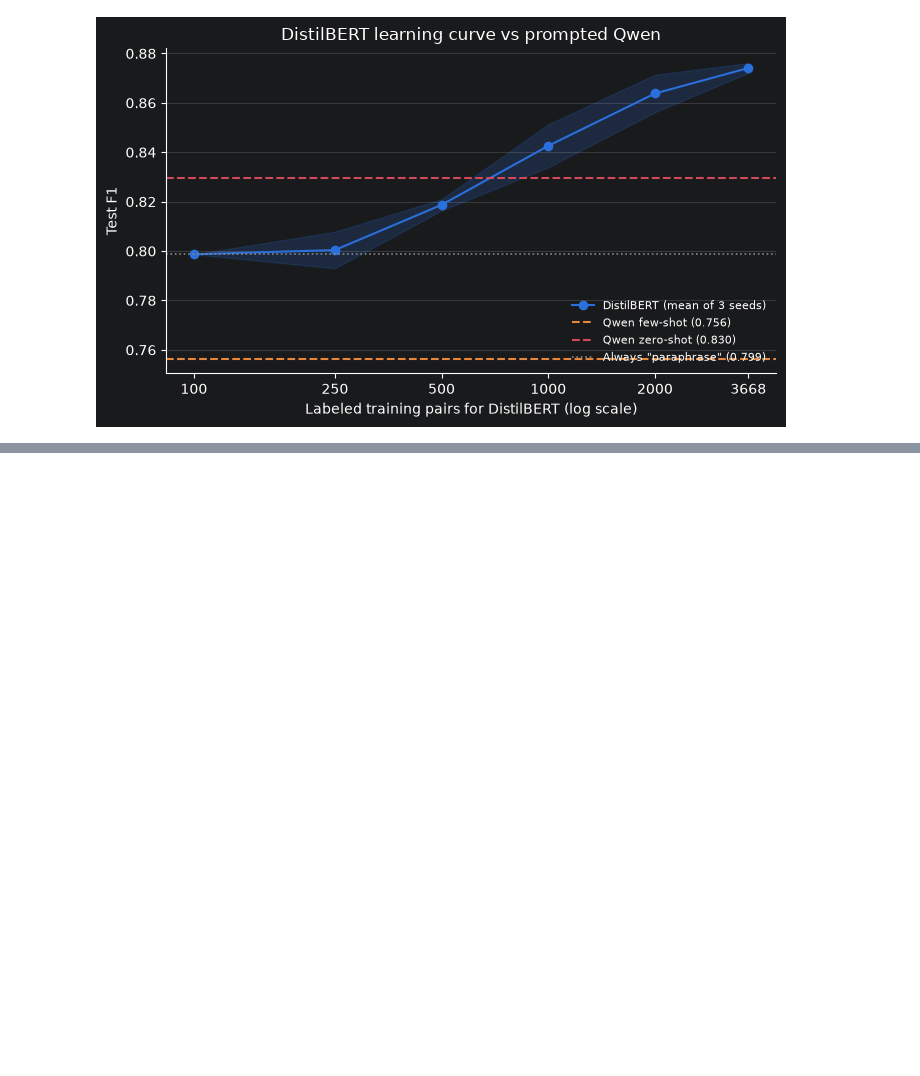
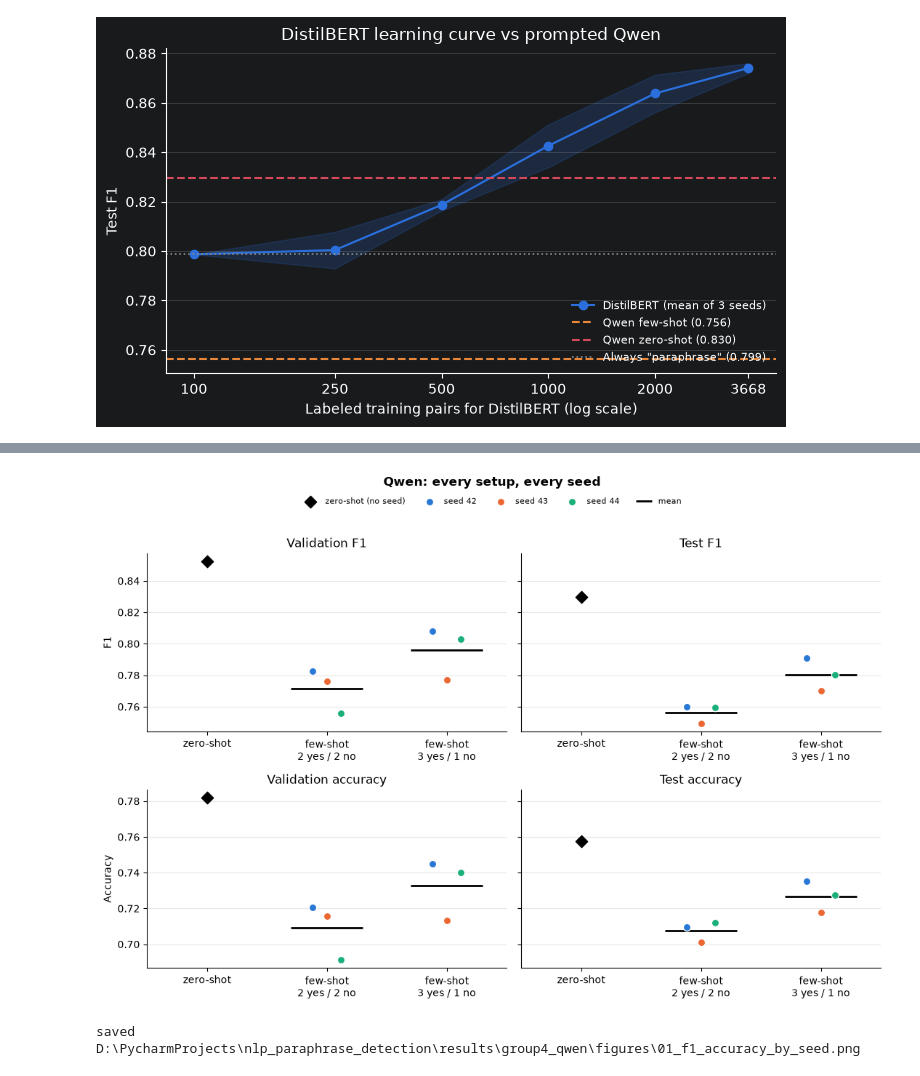
Before and after one commit to freemanchamjames/nlp_paraphrase_detection, a Jupyter notebook: notebooks/06_group4_qwen.ipynb, the cells around one changed output, grey strips where cells are left out. Drawn from its saved outputs; the diff is of its cells as text; code cells hidden in the pictures; blank space fills up the shorter version.

Commit message:
Updated Qwen to create more figures.  Figures are stored in results\group4_qwen\figures.   Also updated hand_label_summary.csv with information for our analysis.

```diff
--- a/notebooks/06_group4_qwen.ipynb
+++ b/notebooks/06_group4_qwen.ipynb
@@ -523,0 +597,37 @@ The cell below **asks for your name** and saves a small record, `last_run.json`,
+# %%
+# ━━━ CELL 13: F1 AND ACCURACY, EVERY SEED ━━━
+def dot_panel(ax, split, metric):
+    for i, label in enumerate(MODES):
+        d = scores[(scores.split == split) & (scores["mode"] == label)]
+        if d.empty:
+            ax.text(i, 0.5, "not run\n(not chosen)", ha="center", va="center", fontsize=8, color="#777777",
+                    transform=ax.get_xaxis_transform())
+            continue
+        if d.seed.isna().all():
+            ax.scatter([i], d[metric], s=70, marker="D", color=ZERO_COLOR, zorder=3,
+                       label="zero-shot (no seed)" if split == "validation" and metric == "f1" else None)
+        else:
+            for k, s in enumerate(CHART_SEEDS):
+                v = d[d.seed == s][metric]
+                ax.scatter([i + (k - 1) * 0.12] * len(v), v, s=55, color=SEED_COLORS[s], edgecolor="white",
+                           zorder=3, label=f"seed {s}" if i == 1 and split == "validation" and metric == "f1" else None)
+            ax.hlines(d[metric].mean(), i - 0.3, i + 0.3, color="black", lw=2,
+                      label="mean" if i == 1 and split == "validation" and metric == "f1" else None)
+    ax.set_xticks(range(len(MODES)), [m.replace("few-shot ", "few-shot\n") for m in MODES])
+    ax.set_xlim(-0.5, len(MODES) - 0.5)
+    tidy(ax)
+
+fig, axes = plt.subplots(2, 2, figsize=(11, 7.5), sharey="row")
+for r, metric in enumerate(["f1", "accuracy"]):
+    for c, split in enumerate(["validation", "test"]):
+        dot_panel(axes[r, c], split, metric)
+        axes[r, c].set_title(f"{split.capitalize()} {'F1' if metric == 'f1' else 'accuracy'}")
+    axes[r, 0].set_ylabel("F1" if metric == "f1" else "Accuracy")
+fig.suptitle("Qwen: every setup, every seed", fontweight="bold")
+fig.tight_layout(rect=(0, 0, 1, 0.93))
+fig.legend(*axes[0, 0].get_legend_handles_labels(), loc="upper center", bbox_to_anchor=(0.5, 0.955),
+           ncol=5, frameon=False, fontsize=8)
+save(fig, "01_f1_accuracy_by_seed.png", layout=False)
+# %% [output]
+[figure, added]
+saved D:\PycharmProjects\nlp_paraphrase_detection\results\group4_qwen\figures\01_f1_accuracy_by_seed.png
```
Also changed, not shown: parts of 46 cells of this notebook, 14 other files.
